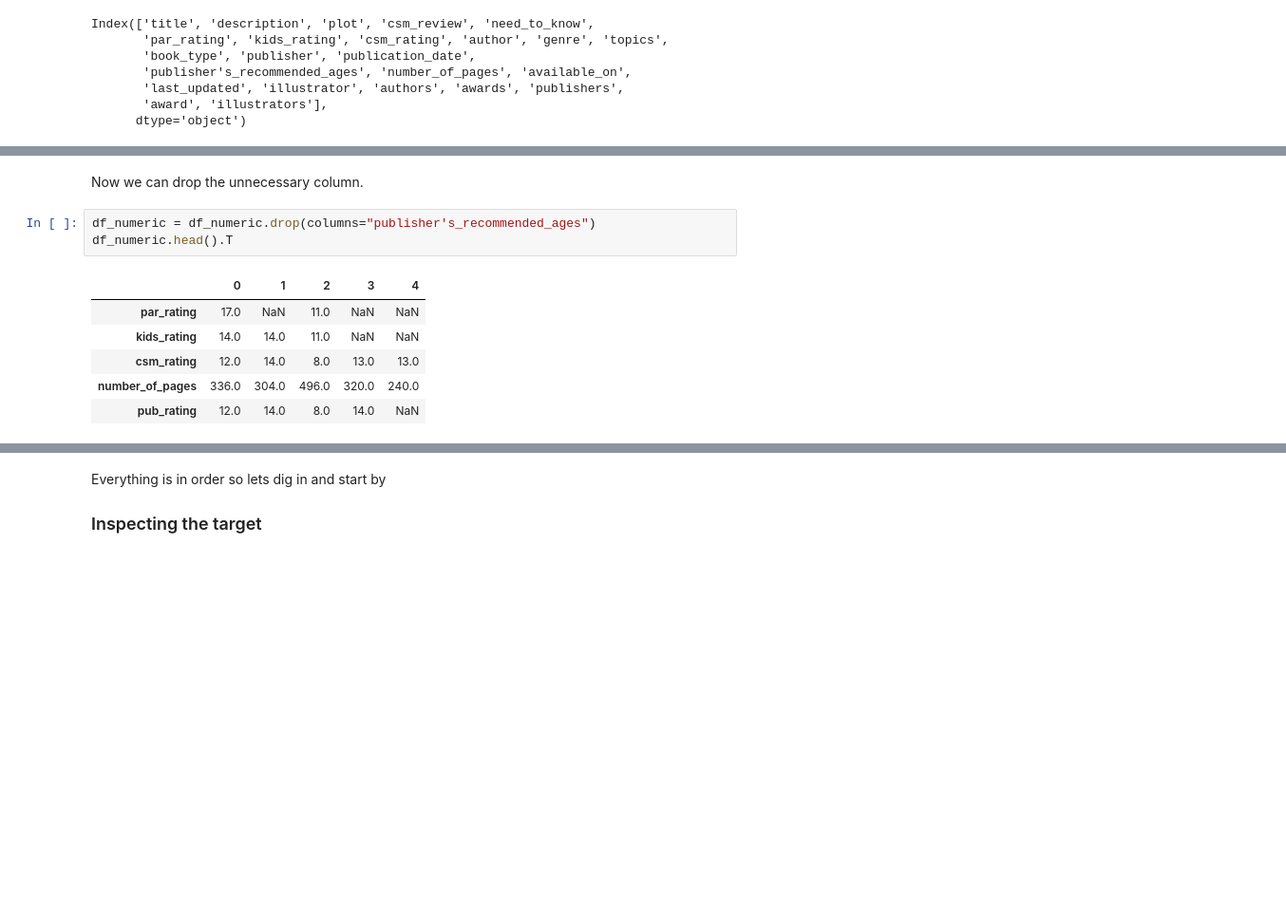
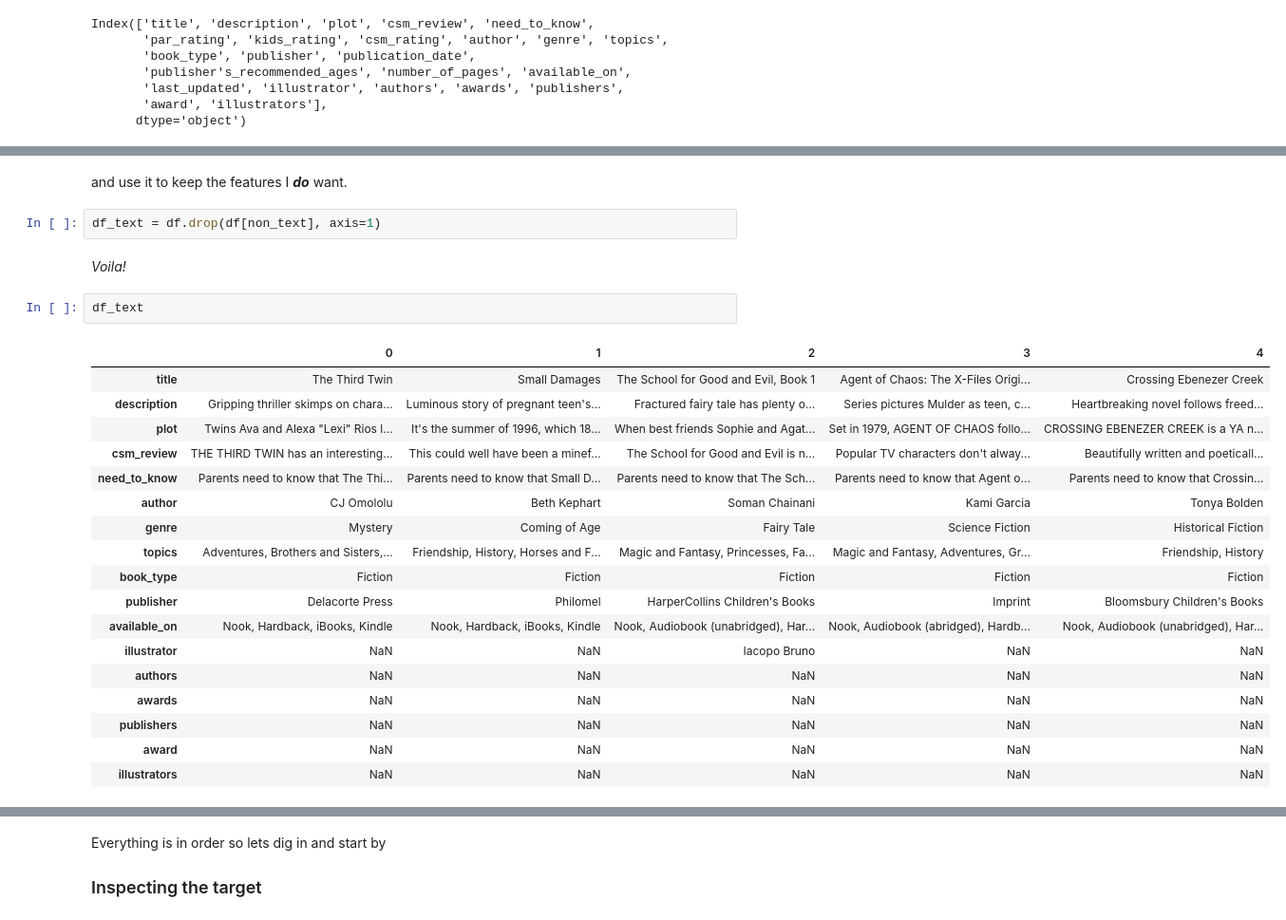
Before and after one commit to educatorsRlearners/an-a-z-of-machine-learning, a Jupyter notebook: _notebooks/2020-06-22-e-is-for-eda.ipynb, the cells around one changed output, grey strips where cells are left out. Shown: that part at 95% size. Drawn from its saved outputs; the diff is of its cells as text; blank space fills up the shorter version.

```diff
--- a/_notebooks/2020-06-22-e-is-for-eda.ipynb
+++ b/_notebooks/2020-06-22-e-is-for-eda.ipynb
@@ -215,12 +168,27 @@ df_numeric.head().T
-# %% [markdown]
-Now we can drop the unnecessary column.
-# %%
-df_numeric = df_numeric.drop(columns="publisher's_recommended_ages")
-df_numeric.head().T
-# %% [output]
-|  | 0 | 1 | 2 | 3 | 4 |
-| par_rating | 17.0 | NaN | 11.0 | NaN | NaN |
-| kids_rating | 14.0 | 14.0 | 11.0 | NaN | NaN |
-| csm_rating | 12.0 | 14.0 | 8.0 | 13.0 | 13.0 |
-| number_of_pages | 336.0 | 304.0 | 496.0 | 320.0 | 240.0 |
-| pub_rating | 12.0 | 14.0 | 8.0 | 14.0 | NaN |
+# %% [markdown]
+and use it to keep the features I ***do*** want.
+# %%
+df_text = df.drop(df[non_text], axis=1)
+# %% [markdown]
+_Voila!_
+# %%
+df_text
+# %% [output]
+|  | 0 | 1 | 2 | 3 | 4 |
+| title | The Third Twin | Small Damages | The School for Good and Evil, Book 1 | Agent of Chaos: The X-Files Origi... | Crossing Ebenezer Creek |
+| description | Gripping thriller skimps on chara... | Luminous story of pregnant teen's... | Fractured fairy tale has plenty o... | Series pictures Mulder as teen, c... | Heartbreaking novel follows freed... |
+| plot | Twins Ava and Alexa "Lexi" Rios l... | It's the summer of 1996, which 18... | When best friends Sophie and Agat... | Set in 1979, AGENT OF CHAOS follo... | CROSSING EBENEZER CREEK is a YA n... |
+| csm_review | THE THIRD TWIN has an interesting... | This could well have been a minef... | The School for Good and Evil is n... | Popular TV characters don't alway... | Beautifully written and poeticall... |
+| need_to_know | Parents need to know that The Thi... | Parents need to know that Small D... | Parents need to know that The Sch... | Parents need to know that Agent o... | Parents need to know that Crossin... |
+| author | CJ Omololu | Beth Kephart | Soman Chainani | Kami Garcia | Tonya Bolden |
+| genre | Mystery | Coming of Age | Fairy Tale | Science Fiction | Historical Fiction |
+| topics | Adventures, Brothers and Sisters,... | Friendship, History, Horses and F... | Magic and Fantasy, Princesses, Fa... | Magic and Fantasy, Adventures, Gr... | Friendship, History |
+| book_type | Fiction | Fiction | Fiction | Fiction | Fiction |
+| publisher | Delacorte Press | Philomel | HarperCollins Children's Books | Imprint | Bloomsbury Children's Books |
+| available_on | Nook, Hardback, iBooks, Kindle | Nook, Hardback, iBooks, Kindle | Nook, Audiobook (unabridged), Har... | Nook, Audiobook (abridged), Hardb... | Nook, Audiobook (unabridged), Har... |
+| illustrator | NaN | NaN | Iacopo Bruno | NaN | NaN |
+| authors | NaN | NaN | NaN | NaN | NaN |
+| awards | NaN | NaN | NaN | NaN | NaN |
+| publishers | NaN | NaN | NaN | NaN | NaN |
+| award | NaN | NaN | NaN | NaN | NaN |
+| illustrators | NaN | NaN | NaN | NaN | NaN |
```
Also changed, not shown: parts of 18 cells of this notebook.
